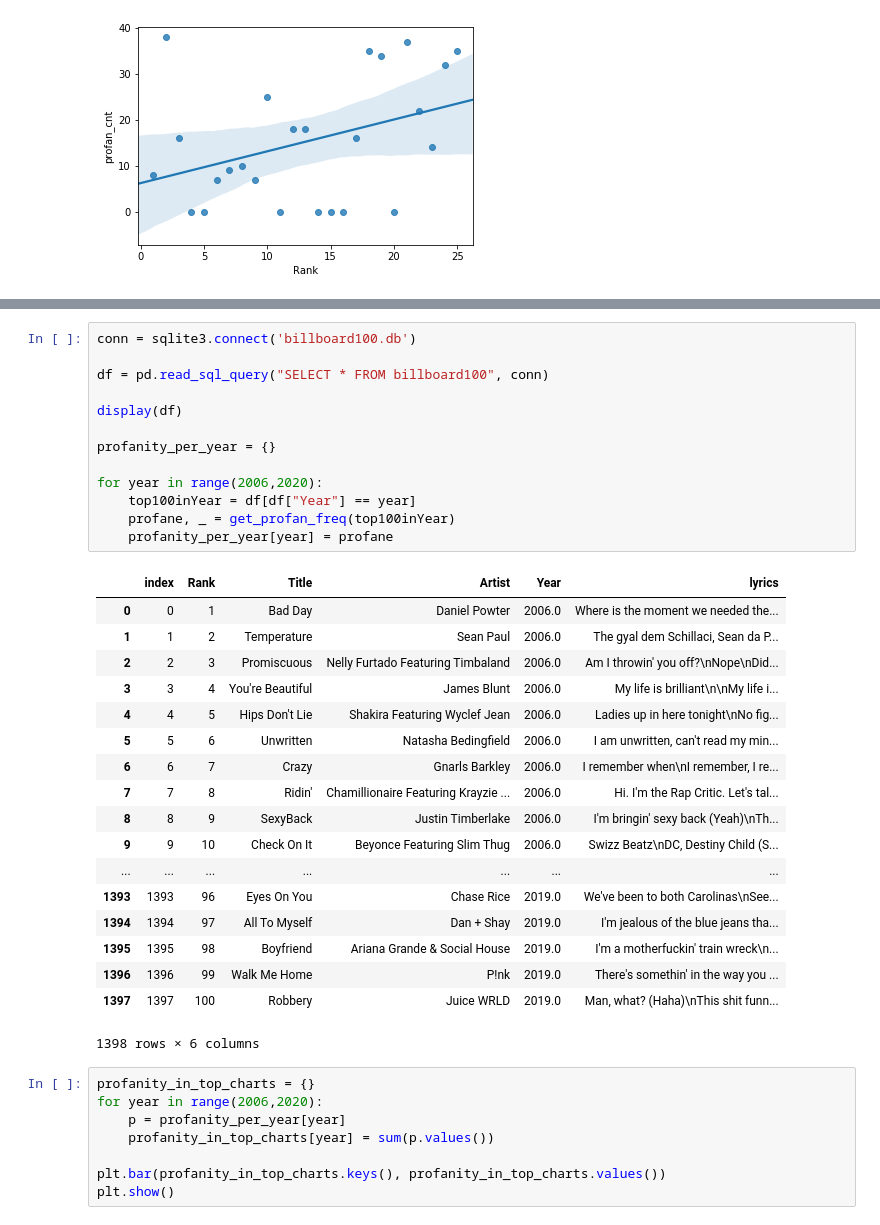
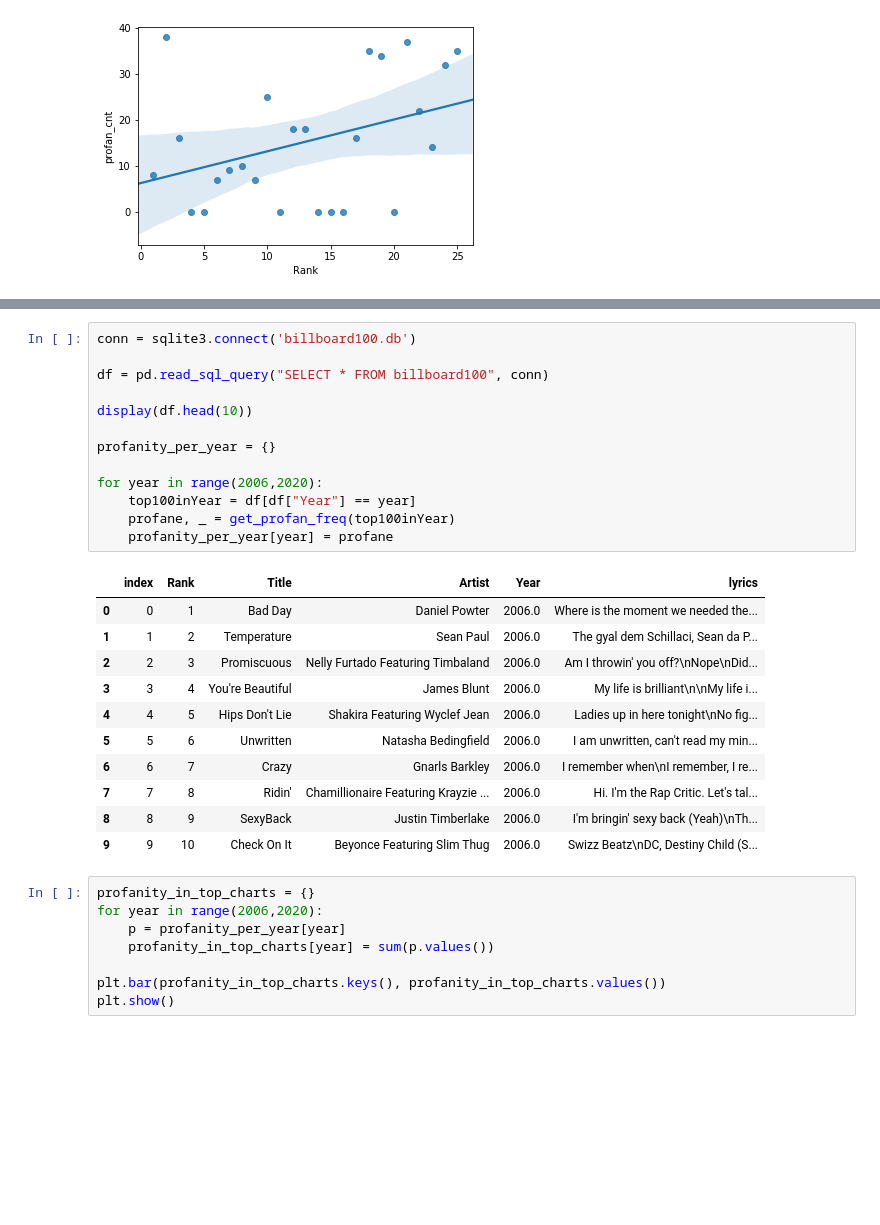
Before and after one commit to suttonr75/320FinalFall2019, a Jupyter notebook: FinalProject.ipynb, the cells around one changed output, grey strips where cells are left out. Cells and saved outputs as stored; diff of their text form; blank space fills up the shorter version.

```diff
--- a/FinalProject.ipynb
+++ b/FinalProject.ipynb
@@ -490,35 +539,28 @@ for year in year_range:
 # %%
 conn = sqlite3.connect('billboard100.db')
 
 df = pd.read_sql_query("SELECT * FROM billboard100", conn)
 
-display(df)
+display(df.head(10))
 
 profanity_per_year = {}
 
 for year in range(2006,2020):
     top100inYear = df[df["Year"] == year]
     profane, _ = get_profan_freq(top100inYear)
     profanity_per_year[year] = profane
 # %% [output]
 |  | index | Rank | Title | Artist | Year | lyrics |
 | 0 | 0 | 1 | Bad Day | Daniel Powter | 2006.0 | Where is the moment we needed the... |
 | 1 | 1 | 2 | Temperature | Sean Paul | 2006.0 | The gyal dem Schillaci, Sean da P... |
 | 2 | 2 | 3 | Promiscuous | Nelly Furtado Featuring Timbaland | 2006.0 | Am I throwin' you off?\nNope\nDid... |
 | 3 | 3 | 4 | You're Beautiful | James Blunt | 2006.0 | My life is brilliant\n\nMy life i... |
 | 4 | 4 | 5 | Hips Don't Lie | Shakira Featuring Wyclef Jean | 2006.0 | Ladies up in here tonight\nNo fig... |
 | 5 | 5 | 6 | Unwritten | Natasha Bedingfield | 2006.0 | I am unwritten, can't read my min... |
 | 6 | 6 | 7 | Crazy | Gnarls Barkley | 2006.0 | I remember when\nI remember, I re... |
 | 7 | 7 | 8 | Ridin' | Chamillionaire Featuring Krayzie ... | 2006.0 | Hi. I'm the Rap Critic. Let's tal... |
 | 8 | 8 | 9 | SexyBack | Justin Timberlake | 2006.0 | I'm bringin' sexy back (Yeah)\nTh... |
 | 9 | 9 | 10 | Check On It | Beyonce Featuring Slim Thug | 2006.0 | Swizz Beatz\nDC, Destiny Child (S... |
-| ... | ... | ... | ... | ... | ... | ... |
-| 1393 | 1393 | 96 | Eyes On You | Chase Rice | 2019.0 | We've been to both Carolinas\nSee... |
-| 1394 | 1394 | 97 | All To Myself | Dan + Shay | 2019.0 | I'm jealous of the blue jeans tha... |
-| 1395 | 1395 | 98 | Boyfriend | Ariana Grande & Social House | 2019.0 | I'm a motherfuckin' train wreck\n... |
-| 1396 | 1396 | 99 | Walk Me Home | P!nk | 2019.0 | There's somethin' in the way you ... |
-| 1397 | 1397 | 100 | Robbery | Juice WRLD | 2019.0 | Man, what? (Haha)\nThis shit funn... |
-1398 rows × 6 columns
 # %%
 profanity_in_top_charts = {}
 for year in range(2006,2020):
```
Also changed, not shown: parts of 13 cells of this notebook.
